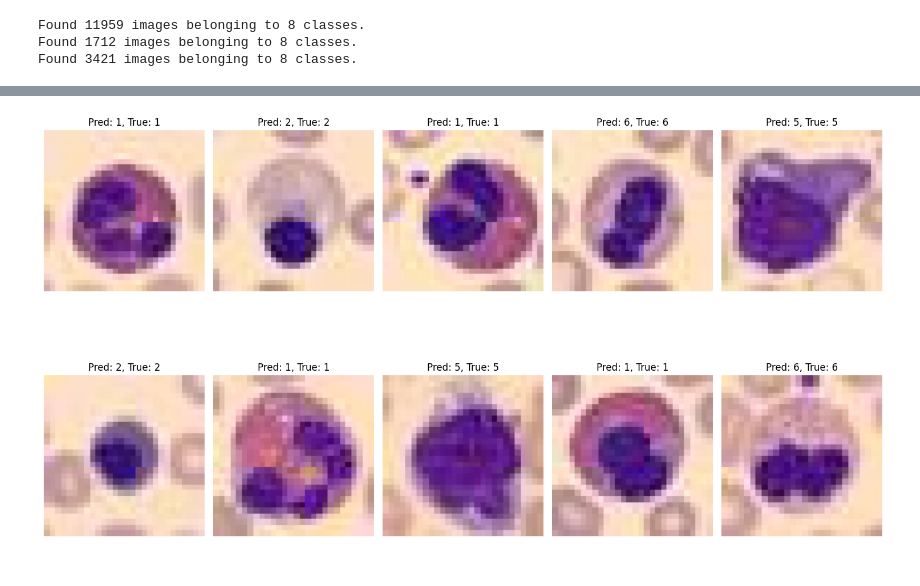
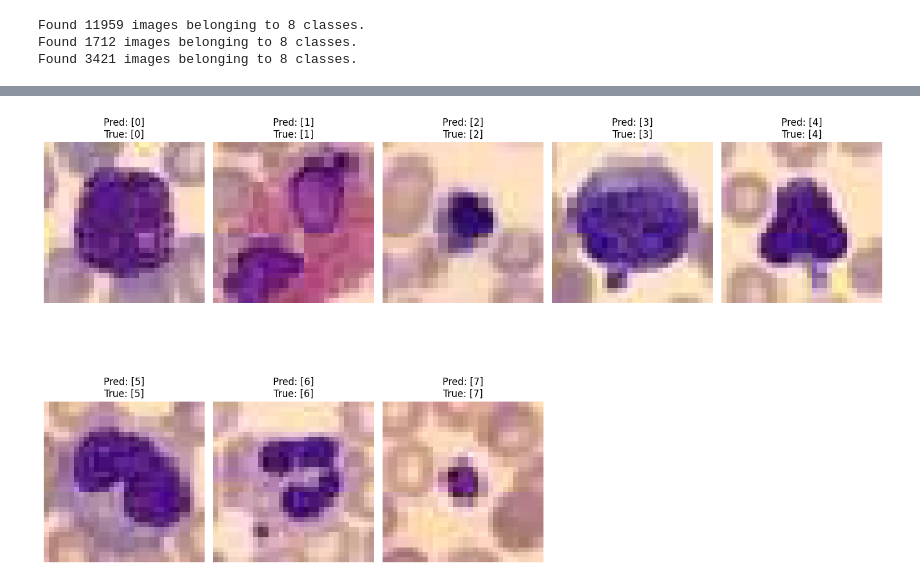
Before and after one commit to Meitalg88/MyColabNotebooks, a Jupyter notebook: פרוייקט_בבינה_מלאכותית.ipynb, the cells around one changed output, grey strips where cells are left out. Drawn from its saved outputs; the diff is of its cells as text; code cells hidden in the pictures.

```diff
--- a/פרוייקט_בבינה_מלאכותית.ipynb
+++ b/פרוייקט_בבינה_מלאכותית.ipynb
@@ -174,11 +179,12 @@ def evaluate_model(data_generator, model, dataset_name):
     for metric_name, value in zip(model.metrics_names, results):
         print(f"{metric_name}: {value:.4f}")
 # %%
-# Running the training with class weights (no early stopping)
+# Running the training with class weights and callbacks
 history = model.fit(
     train_generator,
-    epochs=3,  # Running for 3 epochs only
+    epochs=70,  # Number of epochs
     validation_data=val_generator,
-    class_weight=class_weights_dict  # Using class weights
+    class_weight=class_weights_dict,  # Adding class weights
+    callbacks=[early_stopping, reduce_lr]  # Adding callbacks
 )
 # %% [output]
@@ -191,11 +210,0 @@ Epoch 3/3
-# %%
-"""
-# Running the training with class weights and callbacks
-history = model.fit(
-    train_generator,
-    epochs=70,  # Number of epochs
-    validation_data=val_generator,
-    class_weight=class_weights_dict,  # Adding class weights
-    callbacks=[early_stopping, reduce_lr]  # Adding callbacks
-)
-"""
@@ -282,43 +312,53 @@ import numpy as np
 import matplotlib.pyplot as plt
 from tensorflow.keras.utils import array_to_img
 
-def display_images_with_predictions(data_generator, model, num_images=10):
-    """
-    מציג מספר תמונות מהמחולל עם החיזוי של המודל והתווית האמיתית.
+def display_images_from_different_classes(data_generator, model, num_images=10):
+    # קבלת כל המחלקות ממחולל הנתונים
+    class_indices = data_generator.class_indices
+    class_names = list(class_indices.keys())
+    num_classes = len(class_names)
 
-    פרמטרים:
-    - data_generator: מחולל התמונות להערכת המודל.
-    - model: המודל המשמש לחיזוי.
-    - num_images: מספר התמונות להצגה.
-    """
-    # קבלת אצווה של תמונות ותוויות מהמחולל
-    images, labels = next(data_generator)
+    # שמירה של אינדקסים שנבחרו מכל מחלקה
+    selected_images = []
+    selected_labels = []
 
-    # ביצוע חיזוי
-    predictions = model.predict(images)
+    # חיפוש תמונה אחת לפחות מכל מחלקה
+    for _ in range(len(data_generator)):
+        images, labels = next(data_generator)
+        true_classes = np.argmax(labels, axis=1)
+
+        for i in range(len(images)):
+            class_id = true_classes[i]
+            if class_id not in selected_labels:
+                selected_images.append(images[i])
+                selected_labels.append(class_id)
+
+            if len(selected_images) >= num_images:  # מספיק תמונות
+                break
+        if len(selected_images) >= num_images:
+            break
+
+    # ביצוע חיזוי על התמונות שנבחרו
+    selected_images = np.array(selected_images)
+    predictions = model.predict(selected_images)
     predicted_classes = np.argmax(predictions, axis=1)
-    true_classes = np.argmax(labels, axis=1)
-
-    # מספר התמונות להצגה (קטן מהאצווה אם צריך)
-    num_images = min(num_images, len(images))
 
     # הגדרת גודל הגרף
     plt.figure(figsize=(15, 10))
-
-    for i in range(num_images):
-        plt.subplot(2, 5, i + 1)  # הגדרת מיקום תמונה בגרף (שתי שורות, 5 תמונות בשורה)
-
-        # המרת תמונה לפורמט מתאים להצגה
-        img = array_to_img(images[i])
+    for i in range(len(selected_images)):
+        plt.subplot(2, 5, i + 1)  # מיקום בגריד
+        img = array_to_img(selected_images[i])  # המרה לפורמט תמונה להצגה
         plt.imshow(img)
-        plt.axis('off')  # להסיר את הצירים
+        plt.axis('off')
 
         # כיתוב עם חיזוי ותווית אמיתית
-        plt.title(f"Pred: {predicted_classes[i]}, True: {true_classes[i]}")
+        true_label = class_names[selected_labels[i]]
+        pred_label = class_names[predicted_classes[i]]
+        plt.title(f"Pred: {pred_label}\nTrue: {true_label}")
 
     plt.tight_layout()
     plt.show()
 
-# קריאה לפונקציה להצגת תמונות
-display_images_with_predictions(test_generator, model, num_images=10)
+# קריאה לפונקציה להצגת תמונות ממחלקות שונות
+display_images_from_different_classes(test_generator, model, num_images=10)
 # %% [output]
@@ -326,4 +366,4 @@ display_images_with_predictions(test_generator, model, num_images=10)
-[figure, old version]
+[figure, new version]
 # %%
 # שמירת המודל המאומן
 model.save('my_model.h5')  # שמירת המודל בקובץ בפורמט H5
```
Also changed, not shown: parts of 17 cells of this notebook.
